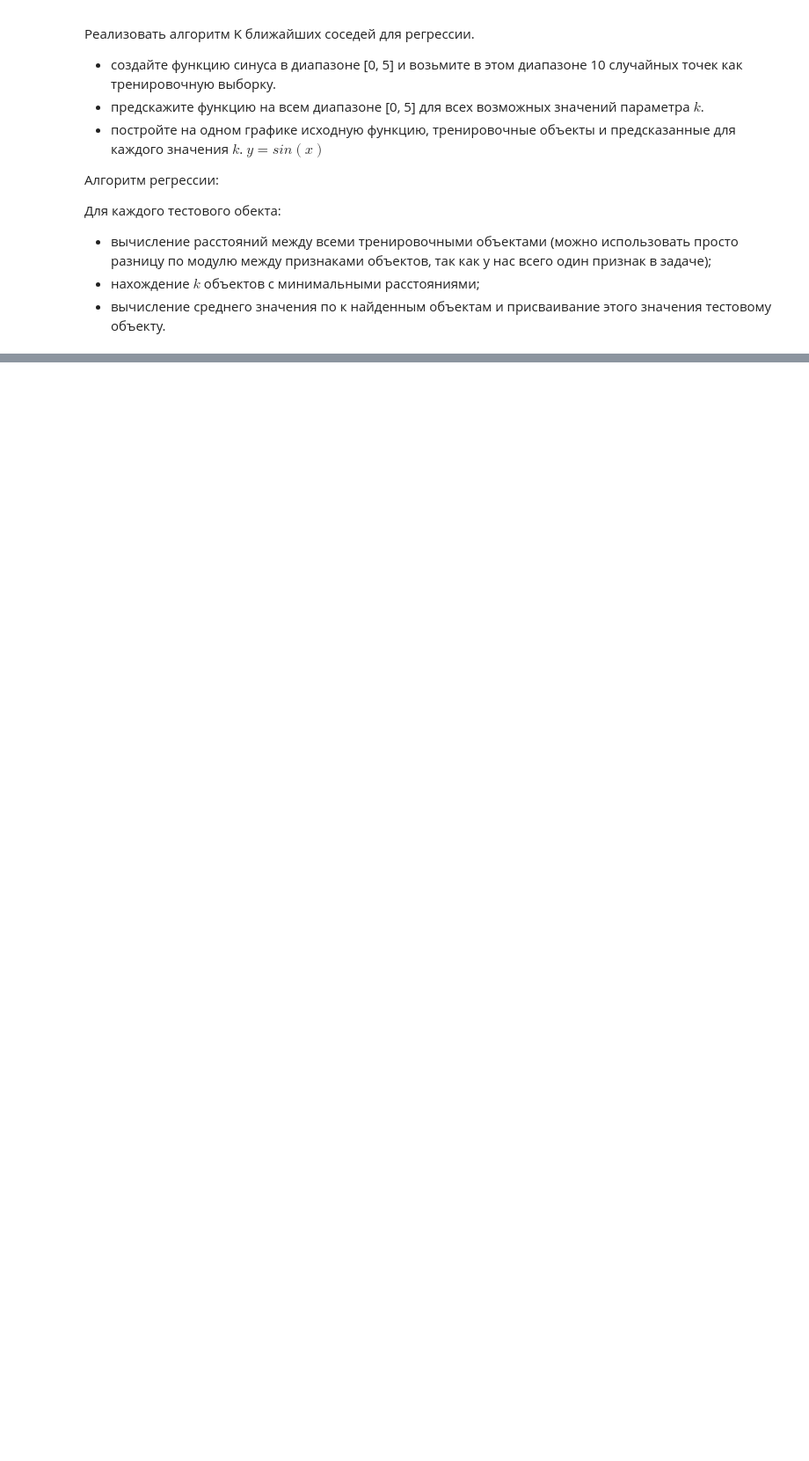
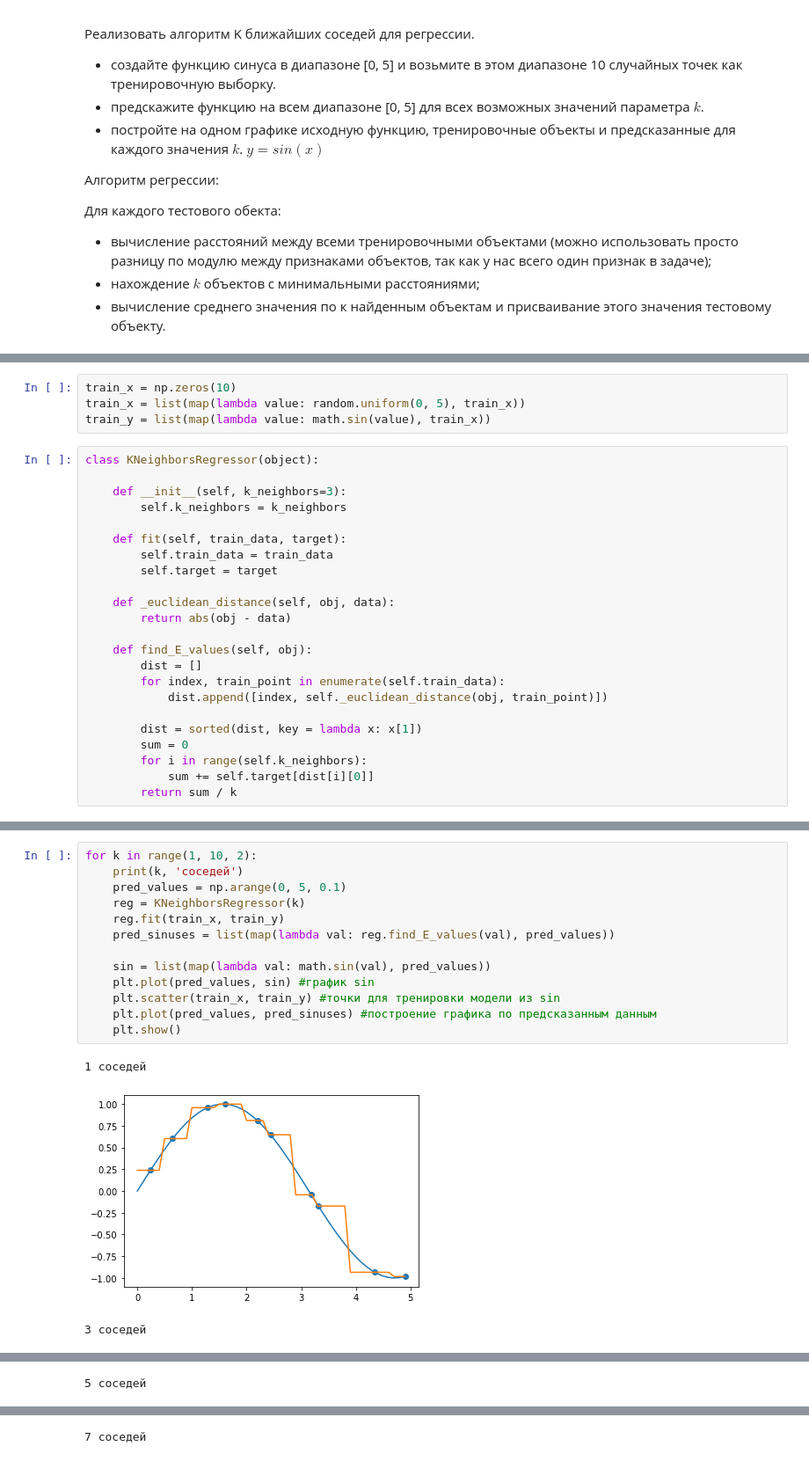
Before and after one commit to aicherepanov-taski/k-nearest-neighbors, a Jupyter notebook: knn_2.ipynb, the cells around one changed output, grey strips where cells are left out. Shown at 88% size. Cells and saved outputs as stored; diff of their text form; blank space fills up the shorter version.

Commit message:
TAS-19 Закончил Задачу 2 KNeighborsRegressor

```diff
--- a/knn_2.ipynb
+++ b/knn_2.ipynb
@@ -17,0 +23,27 @@
+# %%
+train_x = np.zeros(10)
+train_x = list(map(lambda value: random.uniform(0, 5), train_x))
+train_y = list(map(lambda value: math.sin(value), train_x))
+# %%
+class KNeighborsRegressor(object):
+
+    def __init__(self, k_neighbors=3):
+        self.k_neighbors = k_neighbors
+
+    def fit(self, train_data, target):
+        self.train_data = train_data
+        self.target = target
+
+    def _euclidean_distance(self, obj, data):
+        return abs(obj - data)
+
+    def find_E_values(self, obj):
+        dist = []
+        for index, train_point in enumerate(self.train_data):
+            dist.append([index, self._euclidean_distance(obj, train_point)])
+
+        dist = sorted(dist, key = lambda x: x[1])
+        sum = 0
+        for i in range(self.k_neighbors):
+            sum += self.target[dist[i][0]]
+        return sum / k
@@ -17,0 +61,17 @@
+# %%
+for k in range(1, 10, 2):
+    print(k, 'соседей')
+    pred_values = np.arange(0, 5, 0.1)
+    reg = KNeighborsRegressor(k)
+    reg.fit(train_x, train_y)
+    pred_sinuses = list(map(lambda val: reg.find_E_values(val), pred_values))
+
+    sin = list(map(lambda val: math.sin(val), pred_values))
+    plt.plot(pred_values, sin) #график sin
+    plt.scatter(train_x, train_y) #точки для тренировки модели из sin
+    plt.plot(pred_values, pred_sinuses) #построение графика по предсказанным данным
+    plt.show()
+# %% [output]
+1 соседей
+[figure, added]
+3 соседей
@@ -17,0 +79 @@
+5 соседей
@@ -17,0 +81 @@
+7 соседей
```
Also changed, not shown: parts of 3 cells of this notebook.
